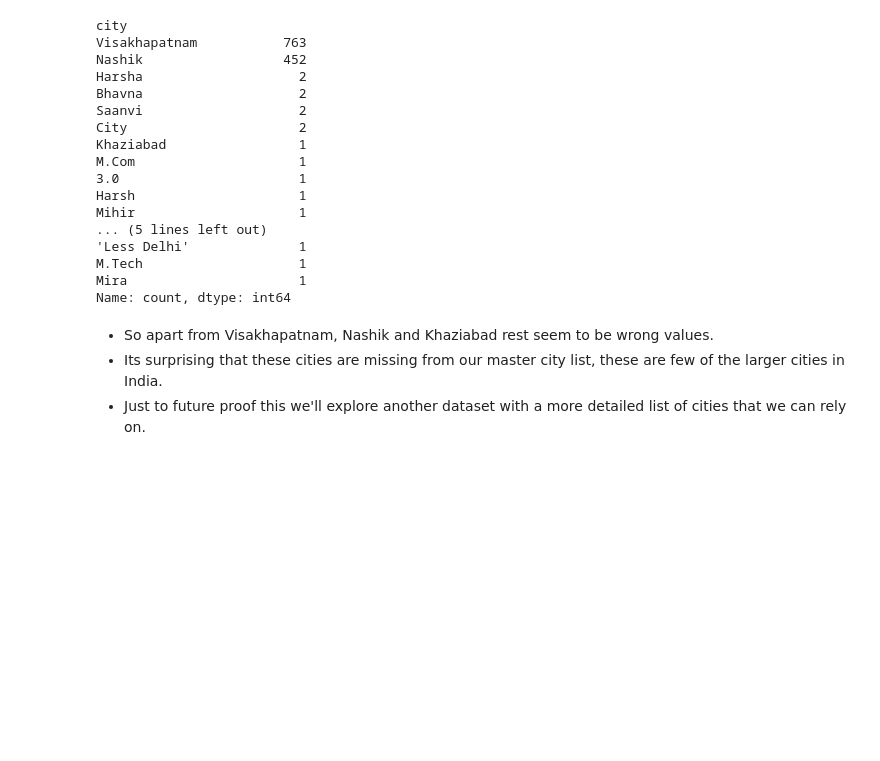
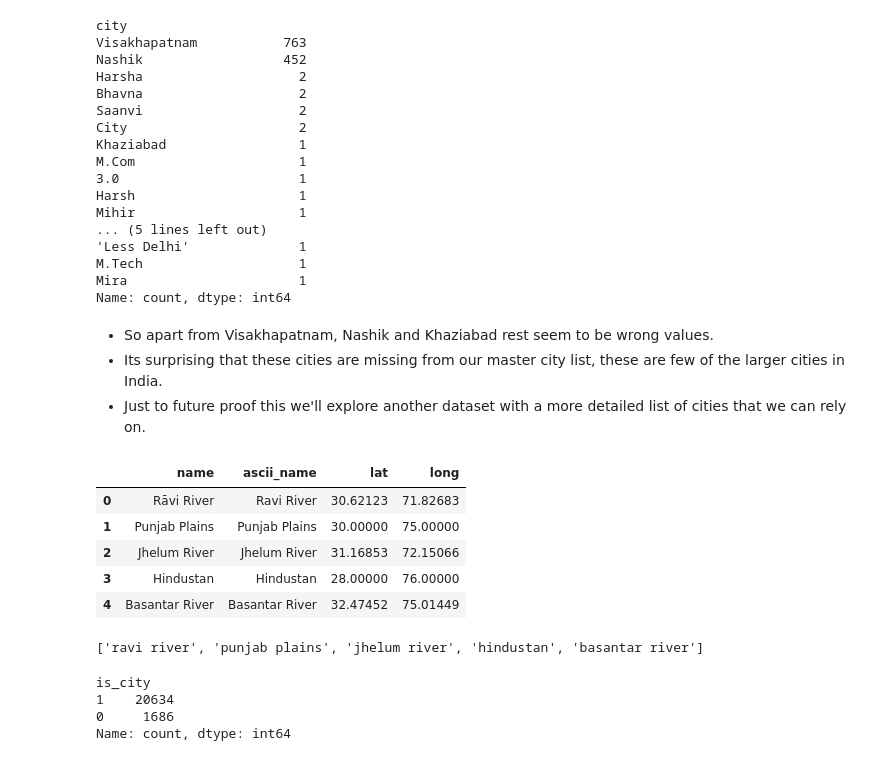
Before and after one commit to gaurangdave/mental_health_ml, a Jupyter notebook: notebooks/00_train_test_split.ipynb, the cells around one changed output. Saved outputs shown, nothing was run; the diff lists cells and outputs as text; code cells hidden in the pictures; blank space fills up the shorter version.

```diff
--- a/notebooks/00_data_exploration.ipynb
+++ b/notebooks/00_train_test_split.ipynb
@@ -654,3 +653,20 @@ Name: count, dtype: int64
 * So apart from Visakhapatnam, Nashik and Khaziabad rest seem to be wrong values.
 * Its surprising that these cities are missing from our master city list, these are few of the larger cities in India.
 * Just to future proof this we'll explore another dataset with a more detailed list of cities that we can rely on.
+# %%
+## read master city list
+master_city_list = pd.read_csv(Path(data_dir,"detailed_in.csv"))
+master_city_list.head()
+# %% [output]
+|  | name | ascii_name | lat | long |
+| 0 | Rāvi River | Ravi River | 30.62123 | 71.82683 |
+| 1 | Punjab Plains | Punjab Plains | 30.00000 | 75.00000 |
+| 2 | Jhelum River | Jhelum River | 31.16853 | 72.15066 |
+| 3 | Hindustan | Hindustan | 28.00000 | 76.00000 |
+| 4 | Basantar River | Basantar River | 32.47452 | 75.01449 |
+# %%
+## extract cities and prepare for comparison
+master_cities = master_city_list["ascii_name"].str.strip().str.lower().to_list()
+master_cities[:5]
+# %% [output]
+['ravi river', 'punjab plains', 'jhelum river', 'hindustan', 'basantar river']
@@ -656,0 +684,7 @@ Name: count, dtype: int64
+# %%
+X_train["is_city"].value_counts()
+# %% [output]
+is_city
+1    20634
+0     1686
+Name: count, dtype: int64
```
Also changed, not shown: parts of 6 cells of this notebook, 2 other files.
